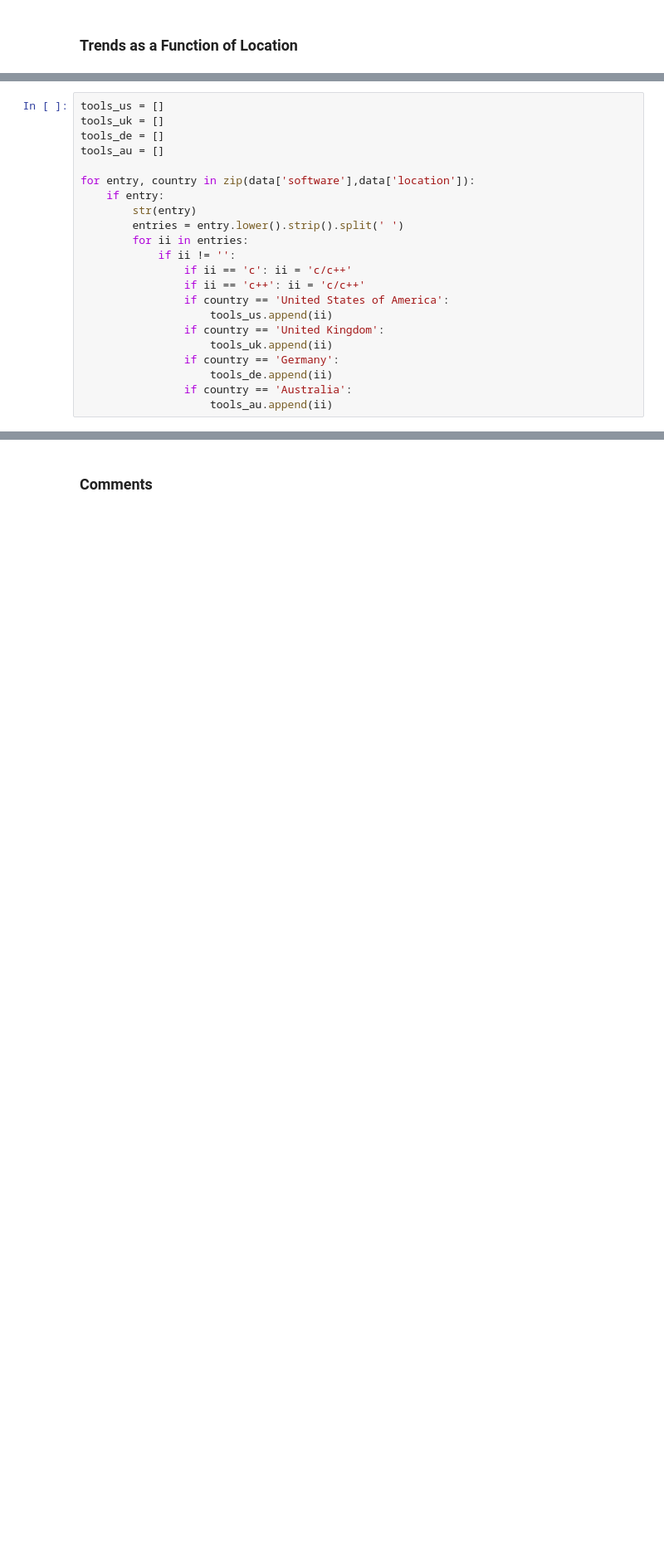
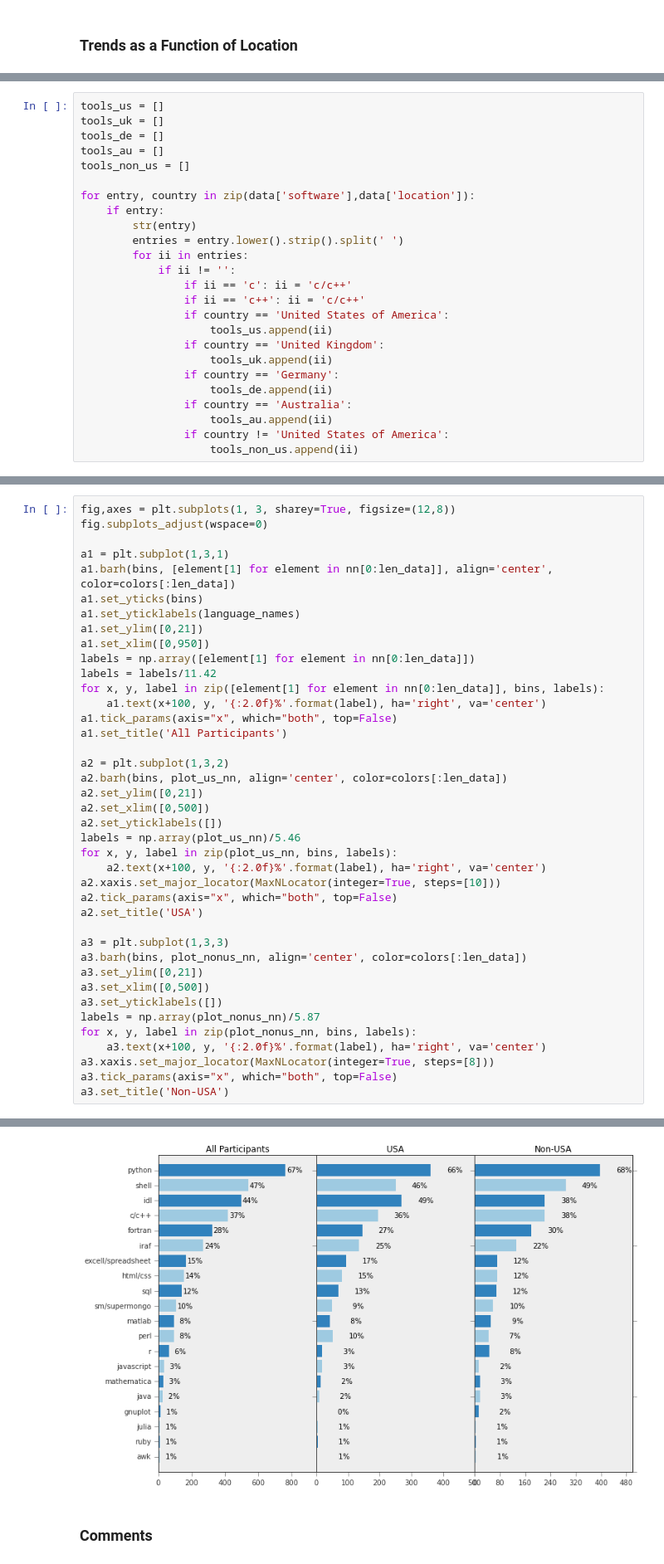
Before and after one commit to eteq/software_survey_analysis, a Jupyter notebook: software_survey.ipynb, the cells around one changed output, grey strips where cells are left out. Shown: that part at 83% size. Drawn from its saved outputs; the diff is of its cells as text; blank space fills up the shorter version.

```diff
--- a/software_survey.ipynb
+++ b/software_survey.ipynb
@@ -727,6 +740,7 @@ tools_us = []
 tools_uk = []
 tools_de = []
 tools_au = []
+tools_non_us = []
 
 for entry, country in zip(data['software'],data['location']):
     if entry:
@@ -744,6 +758,8 @@ for entry, country in zip(data['software'],data['location']):
                     tools_de.append(ii)
                 if country == 'Australia':
                     tools_au.append(ii)
+                if country != 'United States of America':
+                    tools_non_us.append(ii)
 # %%
 tools_us_nn = {}
 tools_us_nn.update({ff: np.sum(np.array(tools_us) == ff) for ff in unique_tools})
@@ -832,0 +853,41 @@ plt.savefig('tools_by_country.png')
+# %%
+fig,axes = plt.subplots(1, 3, sharey=True, figsize=(12,8))
+fig.subplots_adjust(wspace=0)
+
+a1 = plt.subplot(1,3,1)
+a1.barh(bins, [element[1] for element in nn[0:len_data]], align='center', color=colors[:len_data])
+a1.set_yticks(bins)
+a1.set_yticklabels(language_names)
+a1.set_ylim([0,21])
+a1.set_xlim([0,950])
+labels = np.array([element[1] for element in nn[0:len_data]])
+labels = labels/11.42
+for x, y, label in zip([element[1] for element in nn[0:len_data]], bins, labels):
+    a1.text(x+100, y, '{:2.0f}%'.format(label), ha='right', va='center')
+a1.tick_params(axis="x", which="both", top=False)
+a1.set_title('All Participants')
+
+a2 = plt.subplot(1,3,2)
+a2.barh(bins, plot_us_nn, align='center', color=colors[:len_data])
+a2.set_ylim([0,21])
+a2.set_xlim([0,500])
+a2.set_yticklabels([])
+labels = np.array(plot_us_nn)/5.46
+for x, y, label in zip(plot_us_nn, bins, labels):
+    a2.text(x+100, y, '{:2.0f}%'.format(label), ha='right', va='center')
+a2.xaxis.set_major_locator(MaxNLocator(integer=True, steps=[10]))
+a2.tick_params(axis="x", which="both", top=False)
+a2.set_title('USA')
+
+a3 = plt.subplot(1,3,3)
+a3.barh(bins, plot_nonus_nn, align='center', color=colors[:len_data])
+a3.set_ylim([0,21])
+a3.set_xlim([0,500])
+a3.set_yticklabels([])
+labels = np.array(plot_nonus_nn)/5.87
+for x, y, label in zip(plot_nonus_nn, bins, labels):
+    a3.text(x+100, y, '{:2.0f}%'.format(label), ha='right', va='center')
+a3.xaxis.set_major_locator(MaxNLocator(integer=True, steps=[8]))
+a3.tick_params(axis="x", which="both", top=False)
+a3.set_title('Non-USA')
+# %% [output]
@@ -833,3 +895,4 @@ plt.savefig('tools_by_country.png')
+[figure, added]
 # %% [markdown]
 ### Comments
 # %%
```
Also changed, not shown: parts of 16 cells of this notebook.
